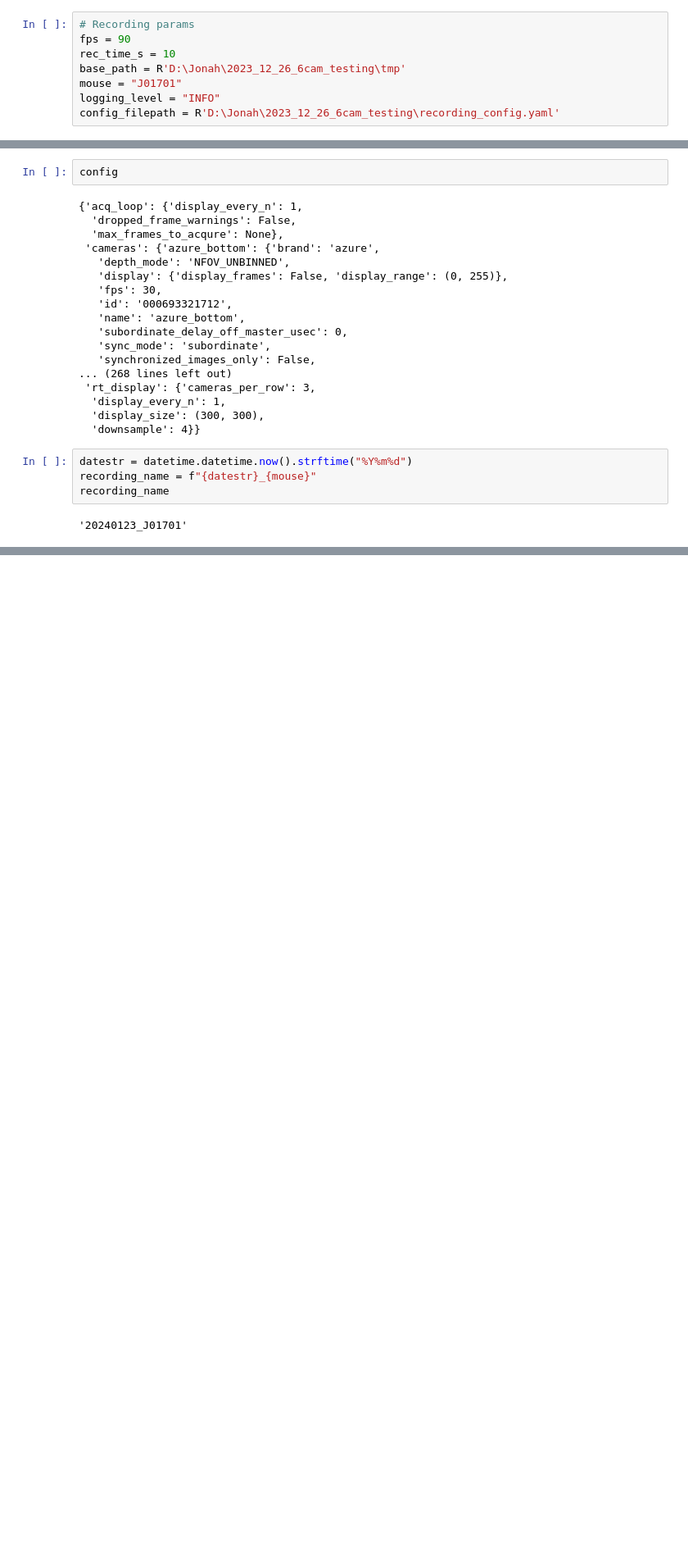
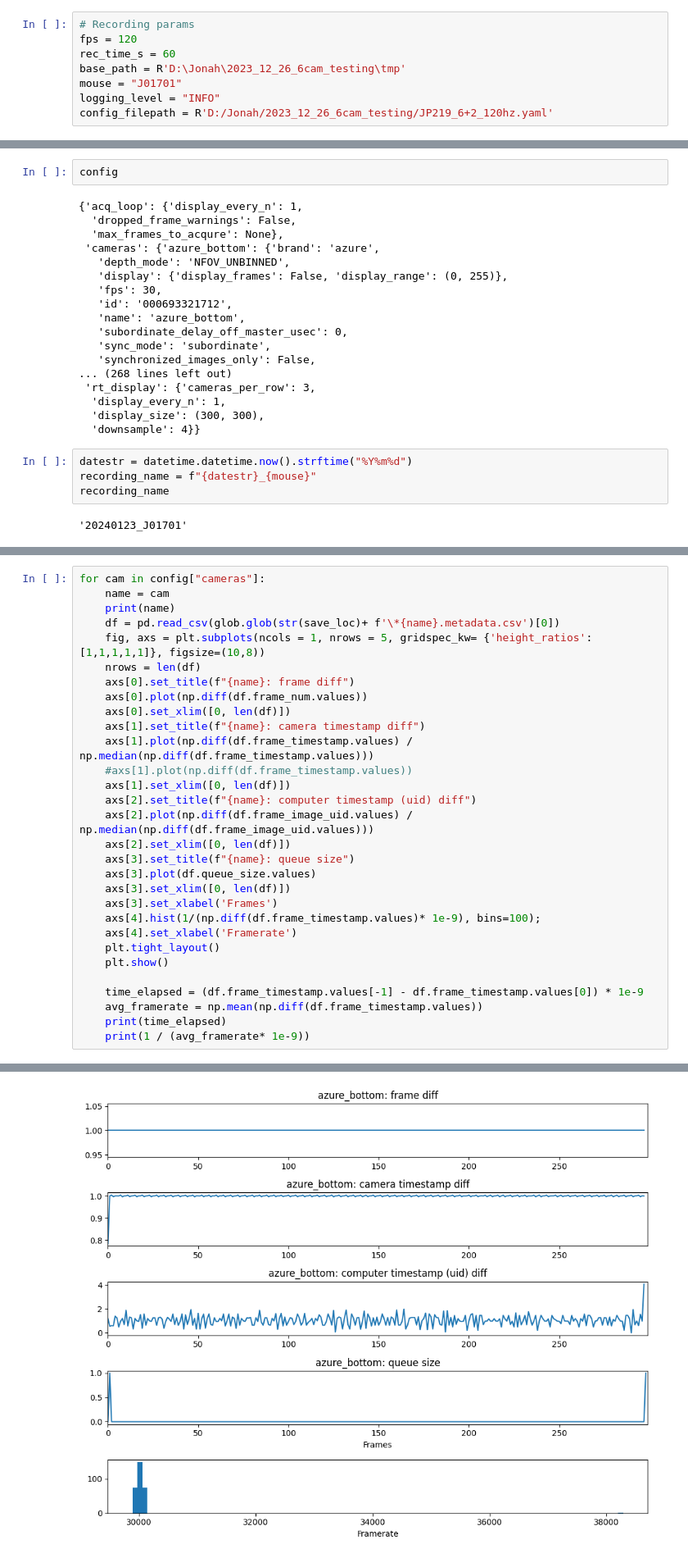
Before and after one commit to dattalab-6-cam/multicamera_acquisition, a Jupyter notebook: notebooks/24_1_22_minimal_acq.ipynb, the cells around one changed output, grey strips where cells are left out. Shown at 82% size. Drawn from its saved outputs; the diff is of its cells as text; blank space fills up the shorter version.

```diff
--- a/notebooks/24_1_22_minimal_acq.ipynb
+++ b/notebooks/24_1_22_minimal_acq.ipynb
@@ -16,11 +13,11 @@ The autoreload extension is already loaded. To reload it, use:
 # %%
 # Recording params
-fps = 90
-rec_time_s = 10
+fps = 120
+rec_time_s = 60
 base_path = R'D:\Jonah\2023_12_26_6cam_testing\tmp'
 mouse = "J01701"
 logging_level = "INFO"
-config_filepath = R'D:\Jonah\2023_12_26_6cam_testing\recording_config.yaml'
+config_filepath = R'D:/Jonah/2023_12_26_6cam_testing/JP219_6+2_120hz.yaml'
 # %%
 config = load_config(config_filepath)
 # %%
@@ -78,0 +80,31 @@ Recording Progress: 100%
+# %%
+for cam in config["cameras"]:
+    name = cam
+    print(name)
+    df = pd.read_csv(glob.glob(str(save_loc)+ f'\*{name}.metadata.csv')[0])
+    fig, axs = plt.subplots(ncols = 1, nrows = 5, gridspec_kw= {'height_ratios':[1,1,1,1,1]}, figsize=(10,8))
+    nrows = len(df)
+    axs[0].set_title(f"{name}: frame diff")
+    axs[0].plot(np.diff(df.frame_num.values))
+    axs[0].set_xlim([0, len(df)])
+    axs[1].set_title(f"{name}: camera timestamp diff")
+    axs[1].plot(np.diff(df.frame_timestamp.values) / np.median(np.diff(df.frame_timestamp.values)))
+    #axs[1].plot(np.diff(df.frame_timestamp.values))
+    axs[1].set_xlim([0, len(df)])
+    axs[2].set_title(f"{name}: computer timestamp (uid) diff")
+    axs[2].plot(np.diff(df.frame_image_uid.values) / np.median(np.diff(df.frame_image_uid.values)))
+    axs[2].set_xlim([0, len(df)])
+    axs[3].set_title(f"{name}: queue size")
+    axs[3].plot(df.queue_size.values)
+    axs[3].set_xlim([0, len(df)])
+    axs[3].set_xlabel('Frames')
+    axs[4].hist(1/(np.diff(df.frame_timestamp.values)* 1e-9), bins=100);
+    axs[4].set_xlabel('Framerate')
+    plt.tight_layout()
+    plt.show()
+
+    time_elapsed = (df.frame_timestamp.values[-1] - df.frame_timestamp.values[0]) * 1e-9
+    avg_framerate = np.mean(np.diff(df.frame_timestamp.values))
+    print(time_elapsed)
+    print(1 / (avg_framerate* 1e-9))
+# %% [output]
@@ -78,0 +112 @@ Recording Progress: 100%
+[figure, added]
```
Also changed, not shown: parts of 5 cells of this notebook, 1 other file.
